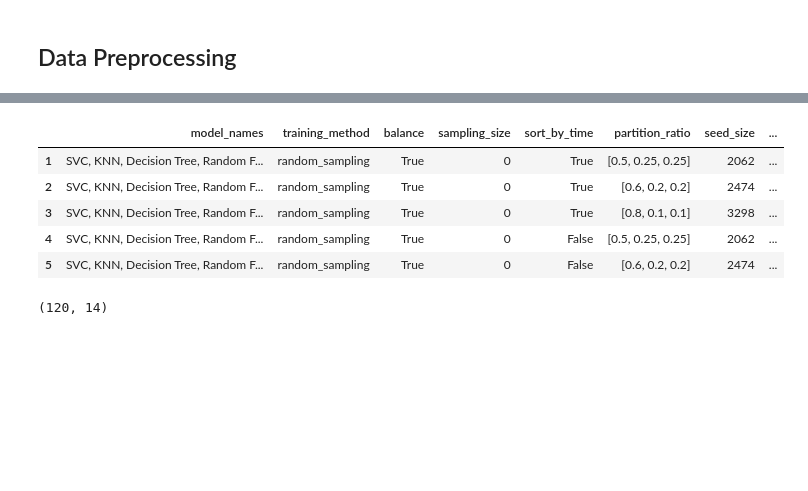
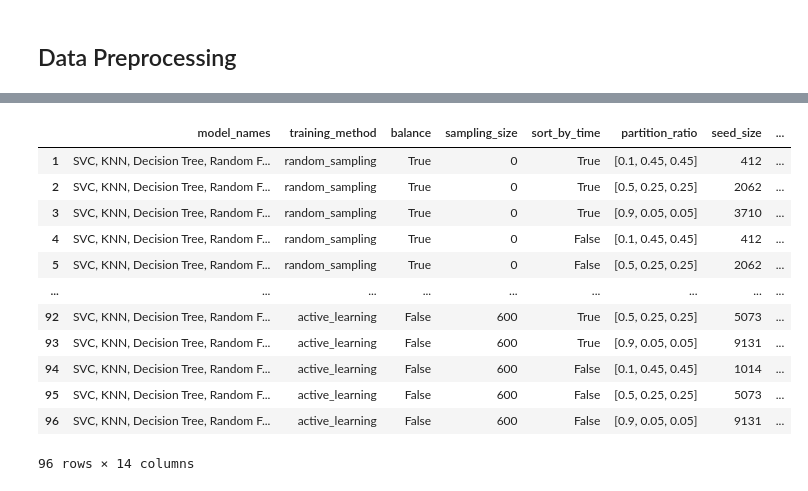
Before and after one commit to x6zeng/NLP-Active-Learning-Pipeline, a Jupyter notebook: notebooks/Relevance_AL_Committee.ipynb, the cells around one changed output, grey strips where cells are left out. Cells and saved outputs as stored; diff of their text form; code cells hidden in the pictures; blank space fills up the shorter version.

```diff
--- a/notebooks/Relevance_AL_Committee.ipynb
+++ b/notebooks/Relevance_AL_Committee.ipynb
@@ -254,17 +256,9 @@ def trial(df, model_names, training_method, balance, sampling_size, sort_by_time
 # %%
 training_method = ['random_sampling', 'active_learning']
 balanced = [True, False]
-sampling_size = [0, 50, 100, 300, 600]
+sampling_size = [0, 200, 400, 600]
 sort_by_time = [True, False]
-partition_ratio = [[0.5, 0.25, 0.25], [0.6, 0.2, 0.2], [0.8, 0.1, 0.1]]
-
-
-
-# training_method = ['active_learning']
-# balanced = [True]
-# sampling_size = [10]
-# sort_by_time = [False]
-# partition_ratio = [[0.8, 0.1, 0.1]]
+partition_ratio = [[0.1, 0.45, 0.45], [0.5, 0.25, 0.25], [0.9, 0.05, 0.05]]
 # %%
 model_result_df = pd.DataFrame()
 index = 1
@@ -302,15 +296,18 @@ for tm in training_method:
 # %%
-model_result_df.head()
+model_result_df
 # %% [output]
 |  | model_names | training_method | balance | sampling_size | sort_by_time | partition_ratio | seed_size | ... |
-| 1 | SVC, KNN, Decision Tree, Random F... | random_sampling | True | 0 | True | [0.5, 0.25, 0.25] | 2062 | ... |
-| 2 | SVC, KNN, Decision Tree, Random F... | random_sampling | True | 0 | True | [0.6, 0.2, 0.2] | 2474 | ... |
-| 3 | SVC, KNN, Decision Tree, Random F... | random_sampling | True | 0 | True | [0.8, 0.1, 0.1] | 3298 | ... |
-| 4 | SVC, KNN, Decision Tree, Random F... | random_sampling | True | 0 | False | [0.5, 0.25, 0.25] | 2062 | ... |
-| 5 | SVC, KNN, Decision Tree, Random F... | random_sampling | True | 0 | False | [0.6, 0.2, 0.2] | 2474 | ... |
+| 1 | SVC, KNN, Decision Tree, Random F... | random_sampling | True | 0 | True | [0.1, 0.45, 0.45] | 412 | ... |
+| 2 | SVC, KNN, Decision Tree, Random F... | random_sampling | True | 0 | True | [0.5, 0.25, 0.25] | 2062 | ... |
+| 3 | SVC, KNN, Decision Tree, Random F... | random_sampling | True | 0 | True | [0.9, 0.05, 0.05] | 3710 | ... |
+| 4 | SVC, KNN, Decision Tree, Random F... | random_sampling | True | 0 | False | [0.1, 0.45, 0.45] | 412 | ... |
+| 5 | SVC, KNN, Decision Tree, Random F... | random_sampling | True | 0 | False | [0.5, 0.25, 0.25] | 2062 | ... |
+| ... | ... | ... | ... | ... | ... | ... | ... | ... |
+| 92 | SVC, KNN, Decision Tree, Random F... | active_learning | False | 600 | True | [0.5, 0.25, 0.25] | 5073 | ... |
+| 93 | SVC, KNN, Decision Tree, Random F... | active_learning | False | 600 | True | [0.9, 0.05, 0.05] | 9131 | ... |
+| 94 | SVC, KNN, Decision Tree, Random F... | active_learning | False | 600 | False | [0.1, 0.45, 0.45] | 1014 | ... |
+| 95 | SVC, KNN, Decision Tree, Random F... | active_learning | False | 600 | False | [0.5, 0.25, 0.25] | 5073 | ... |
+| 96 | SVC, KNN, Decision Tree, Random F... | active_learning | False | 600 | False | [0.9, 0.05, 0.05] | 9131 | ... |
+96 rows × 14 columns
 # %%
 model_result_df.to_csv('bucket_committee_model_result.csv')
-# %%
-model_result_df.shape
-# %% [output]
-(120, 14)
```
Also changed, not shown: parts of 4 cells of this notebook, 10 other files.
